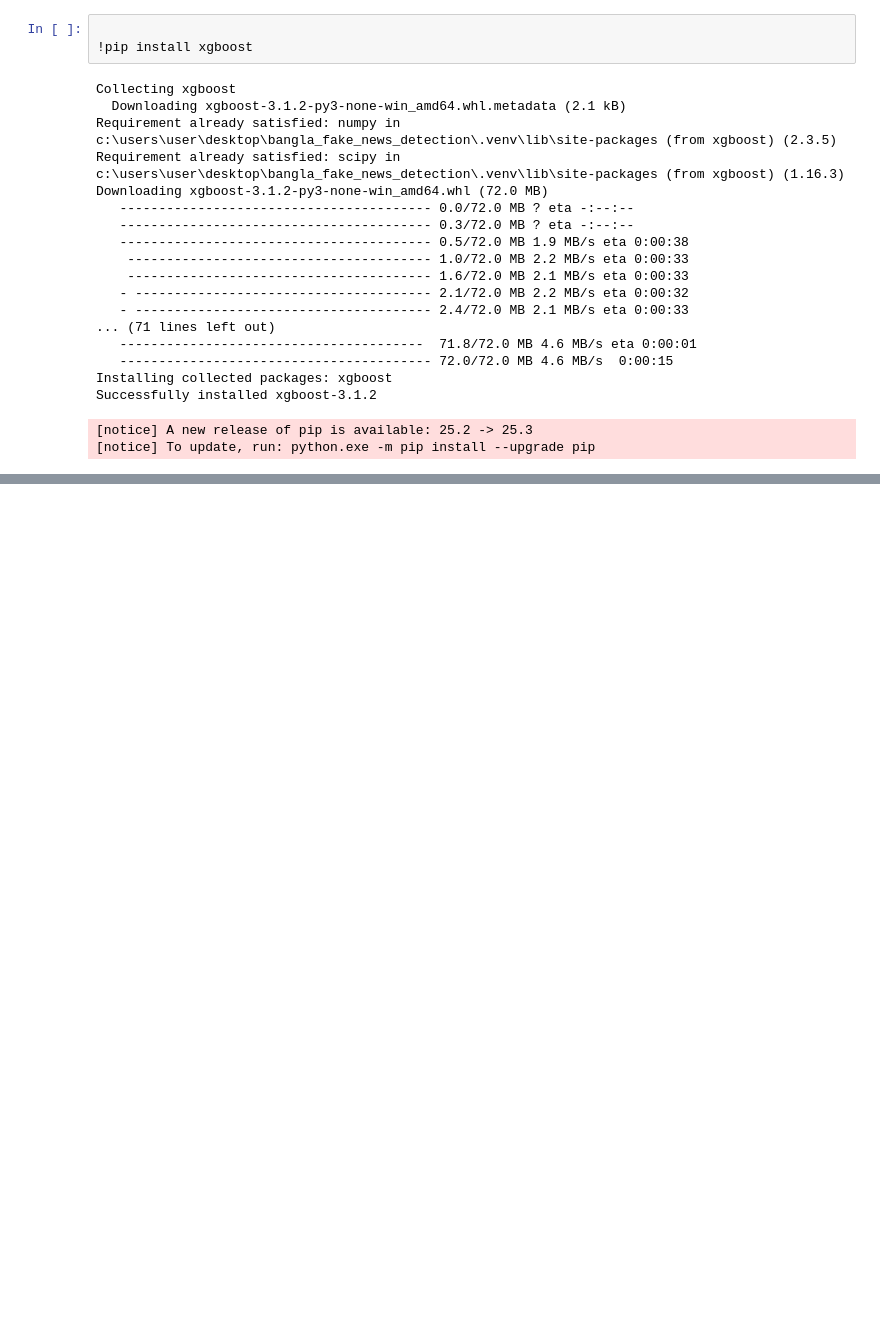
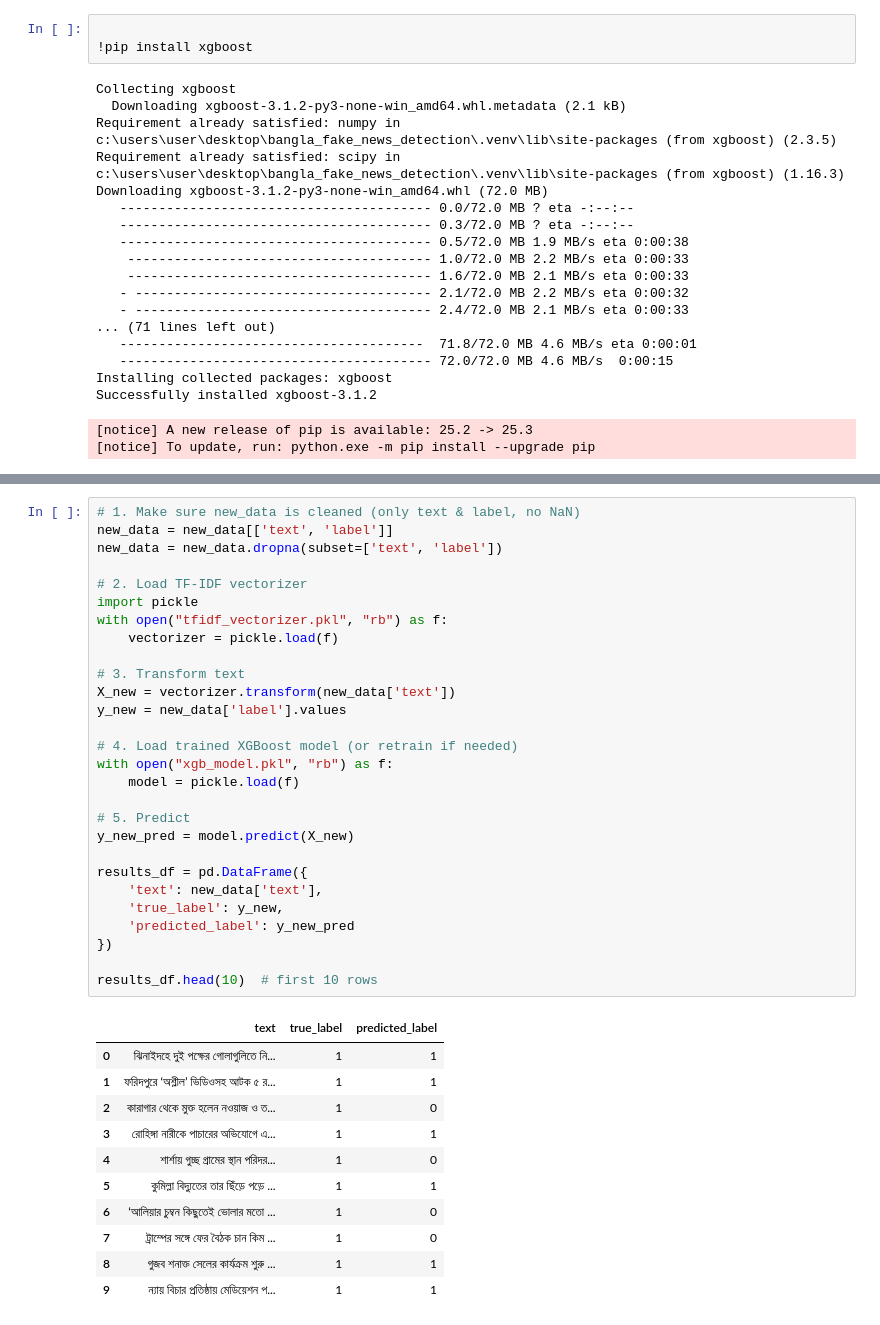
Before and after one commit to habibaalam/Bangla-Fake-News-Detection, a Jupyter notebook: notebook/tryNewData.ipynb, the cells around one changed output, grey strips where cells are left out. Cells and saved outputs as stored; diff of their text form; blank space fills up the shorter version.

```diff
--- a/notebook/tryNewData.ipynb
+++ b/notebook/tryNewData.ipynb
@@ -807,0 +1028,40 @@ weighted avg     0.7576    0.7552    0.7563      2908
+# %%
+# 1. Make sure new_data is cleaned (only text & label, no NaN)
+new_data = new_data[['text', 'label']]
+new_data = new_data.dropna(subset=['text', 'label'])
+
+# 2. Load TF-IDF vectorizer
+import pickle
+with open("tfidf_vectorizer.pkl", "rb") as f:
+    vectorizer = pickle.load(f)
+
+# 3. Transform text
+X_new = vectorizer.transform(new_data['text'])
+y_new = new_data['label'].values
+
+# 4. Load trained XGBoost model (or retrain if needed)
+with open("xgb_model.pkl", "rb") as f:
+    model = pickle.load(f)
+
+# 5. Predict
+y_new_pred = model.predict(X_new)
+
+results_df = pd.DataFrame({
+    'text': new_data['text'],
+    'true_label': y_new,
+    'predicted_label': y_new_pred
+})
+
+results_df.head(10)  # first 10 rows
+# %% [output]
+|  | text | true_label | predicted_label |
+| 0 | ঝিনাইদহে দুই পক্ষের গোলাগুলিতে নি... | 1 | 1 |
+| 1 | ফরিদপুরে ‘অশ্লীল’ ভিডিওসহ আটক ৫ র... | 1 | 1 |
+| 2 | কারাগার থেকে মুক্ত হলেন নওয়াজ ও ত... | 1 | 0 |
+| 3 | রোহিঙ্গা নারীকে পাচারের অভিযোগে এ... | 1 | 1 |
+| 4 | শার্শায় গুচ্ছ গ্রামের স্থান পরিদর... | 1 | 0 |
+| 5 | কুমিল্লা বিদ্যুতের তার ছিঁড়ে পড়ে ... | 1 | 1 |
+| 6 | ‘আলিয়ার চুম্বন কিছুতেই ভোলার মতো ... | 1 | 0 |
+| 7 | ট্রাম্পের সঙ্গে ফের বৈঠক চান কিম ... | 1 | 0 |
+| 8 | গুজব শনাক্ত সেলের কার্যক্রম শুরু ... | 1 | 1 |
+| 9 | ন্যায় বিচার প্রতিষ্ঠায় মেডিয়েশন প... | 1 | 1 |
```
Also changed, not shown: parts of 23 cells of this notebook, 1 other file.
